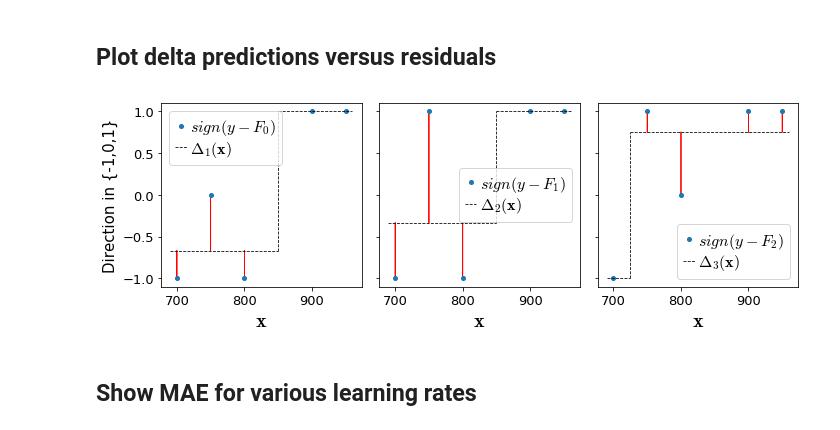
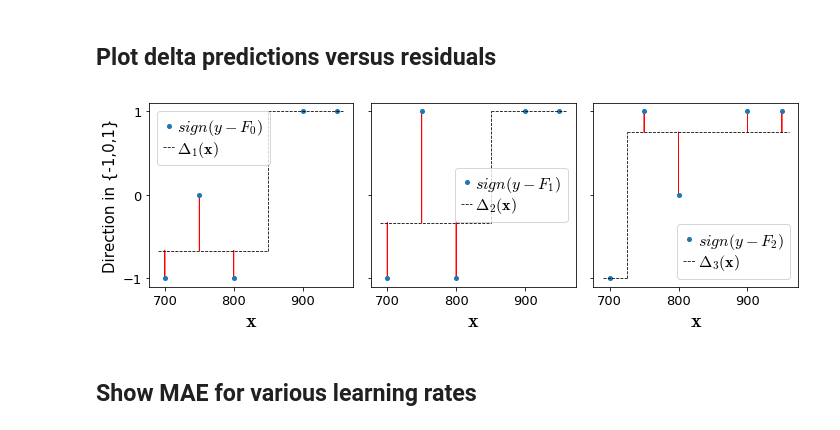
Before and after one commit to parrt/ml-articles, a Jupyter notebook: gradient-boosting/notebooks/dev-mae.ipynb, the cells around one changed output. Saved outputs shown, nothing was run; the diff lists cells and outputs as text; code cells hidden in the pictures.

```diff
--- a/gradient-boosting/notebooks/dev-mae.ipynb
+++ b/gradient-boosting/notebooks/dev-mae.ipynb
@@ -203,34 +203,35 @@ def draw_residual(ax, df, stage):
     for x,d0,delta in zip(df.sqfeet,df[f'dir{stage}'],df[f'delta{stage}']):
         if delta-d0!=0:
 #             print(x, d0, delta)
             ax.arrow(x, d0, 0, delta-d0,
                       fc='r', ec='r',
                       linewidth=0.8,
                      )
 
 fig, axes = plt.subplots(nrows=1, ncols=3, figsize=(10, 3.5), sharey=True, sharex=True)
 
 ax = axes[0]
 axes[0].set_ylabel(r"Direction in {-1,0,1}", fontsize=15)
+axes[0].set_yticks([-1,0,1])
 for a in range(3):
     axes[a].set_xlabel(r"${\bf x}$", fontsize=20)
 
 locs = ['upper left','center right','lower right']
 draw_stub(axes[0], df.sqfeet, df.dir1, df.delta1, splits[1], stage=1, locs=locs)
 draw_residual(axes[0], df, stage=1)
 
 draw_stub(axes[1], df.sqfeet, df.dir2, df.delta2, splits[2], stage=2, locs=locs)
 draw_residual(axes[1], df, stage=2)
 
 draw_stub(axes[2], df.sqfeet, df.dir3, df.delta3, splits[3], stage=3, locs=locs)
 draw_residual(axes[2], df, stage=3)
 
 plt.tight_layout()
 
 plt.savefig('/tmp/t.svg')
 plt.show()
 # %% [output]
-[figure, old version]
+[figure, new version]
 # %% [markdown]
 ## Show MAE for various learning rates
 # %%
```
Also changed, not shown: parts of 1 cell of this notebook.
